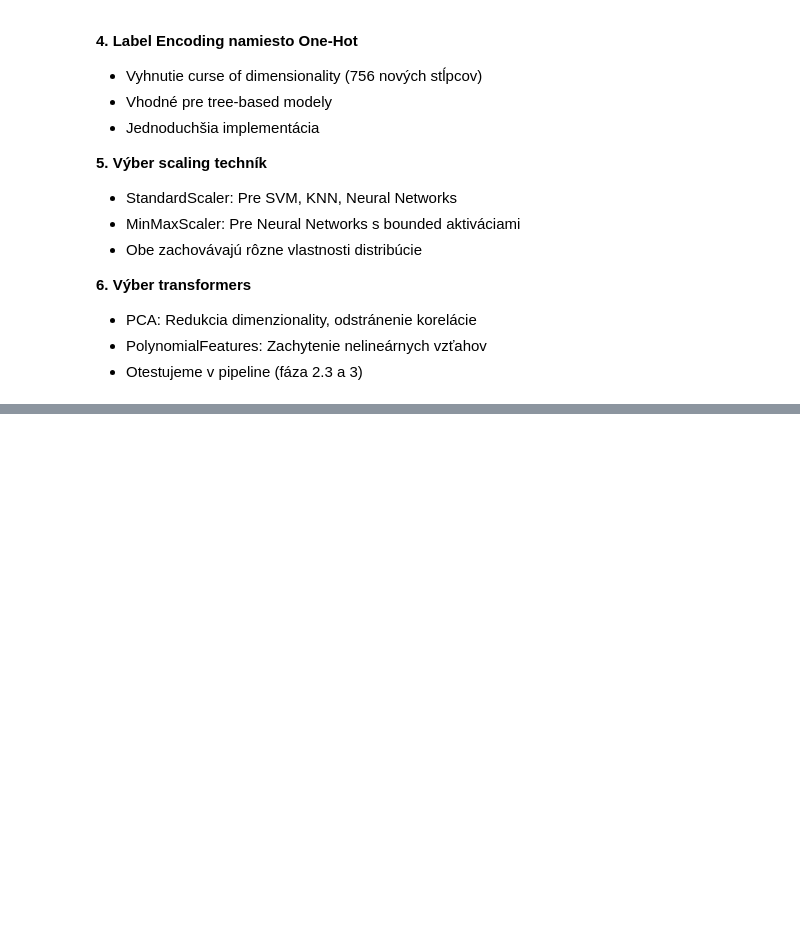
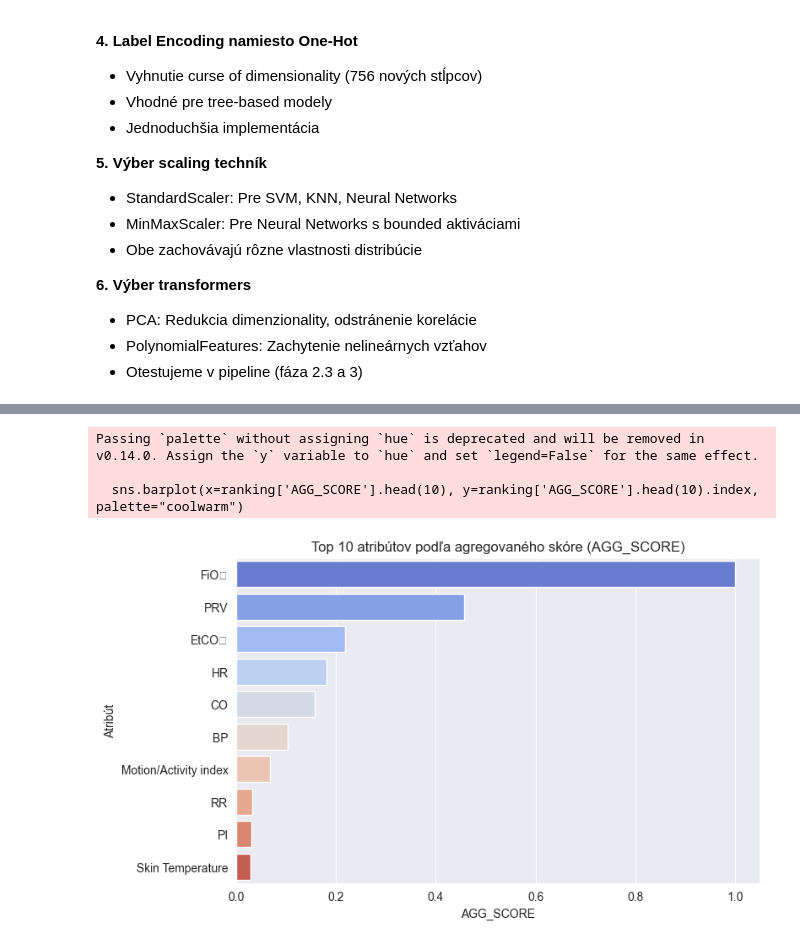
Before and after one commit to MarekPenzes/IAU_Projekt, a Jupyter notebook: IAU_phase2_penzes_petrik.ipynb, the cells around one changed output, grey strips where cells are left out. Saved outputs shown, nothing was run; the diff lists cells and outputs as text; code cells hidden in the pictures; blank space fills up the shorter version.

```diff
--- a/IAU_phase2_penzes_petrik.ipynb
+++ b/IAU_phase2_penzes_petrik.ipynb
@@ -662,0 +827,11 @@ Dataset obsahoval 3 kategorické stĺpce:
+# %%
+ranking = pd.DataFrame({
+    'MI': mi_series,
+    'RF': rf_importances,
+    'PI': perm_importances
+})
+
+ranking = ranking / ranking.max()
+ranking['AGG_SCORE'] = ranking.mean(axis=1)
+ranking = ranking.sort_values(by='AGG_SCORE', ascending=False)
+ranking.head(10)
@@ -662,0 +850,12 @@ Dataset obsahoval 3 kategorické stĺpce:
+# %%
+plt.figure(figsize=(8, 5))
+sns.barplot(x=ranking['AGG_SCORE'].head(10), y=ranking['AGG_SCORE'].head(10).index, palette="coolwarm")
+plt.title("Top 10 atribútov podľa agregovaného skóre (AGG_SCORE)")
+plt.xlabel("AGG_SCORE")
+plt.ylabel("Atribút")
+plt.show()
+# %% [output]
+Passing `palette` without assigning `hue` is deprecated and will be removed in v0.14.0. Assign the `y` variable to `hue` and set `legend=False` for the same effect.
+
+  sns.barplot(x=ranking['AGG_SCORE'].head(10), y=ranking['AGG_SCORE'].head(10).index, palette="coolwarm")
+[figure, added]
```
Also changed, not shown: parts of 26 cells of this notebook, 3 other files.
